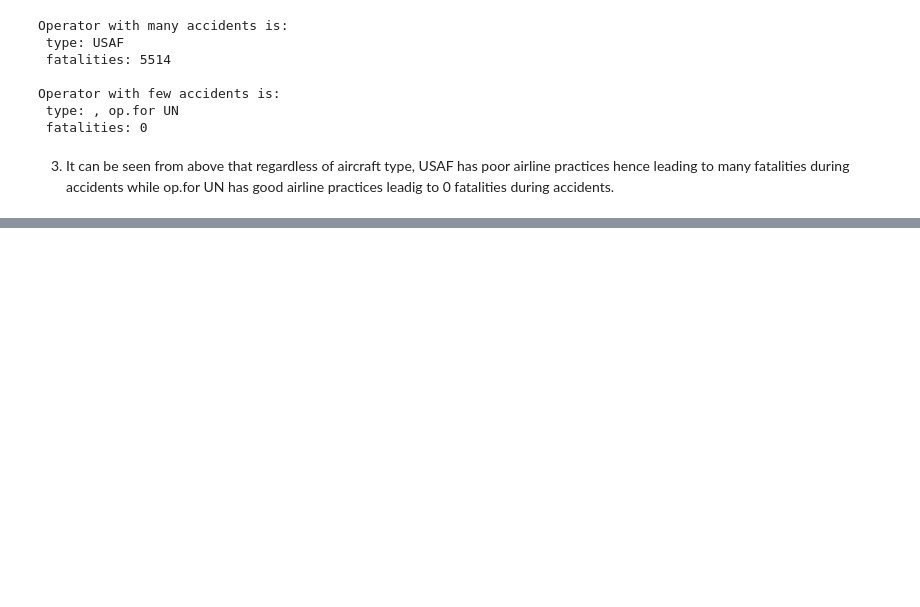
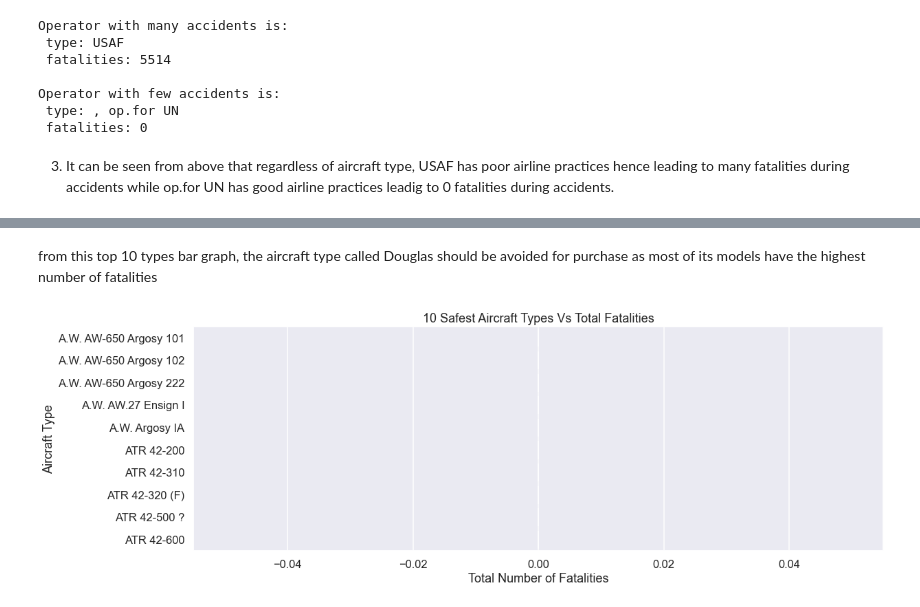
Before and after one commit to Christine-Muhoro/Phase-1-Project, a Jupyter notebook: index.ipynb, the cells around one changed output, grey strips where cells are left out. Drawn from its saved outputs; the diff is of its cells as text; code cells hidden in the pictures; blank space fills up the shorter version.

```diff
--- a/index.ipynb
+++ b/index.ipynb
@@ -658,0 +688,12 @@ Operator with few accidents is:
+# %% [markdown]
+from this top 10 types bar graph, the aircraft type called Douglas should be avoided for purchase as most of its models have the highest number of fatalities
+# %%
+# grouping type and using fatalitiies sums as the values and getting the bottom 10 i.e 10 smallest values
+safest = df.groupby('type')['fatalities'].sum().nsmallest(10)
+# plotting the values against the aircraft types
+sns.barplot(x=safest.values, y=safest.index)
+plt.title("10 Safest Aircraft Types Vs Total Fatalities")
+plt.xlabel("Total Number of Fatalities")
+plt.ylabel("Aircraft Type");
+# %% [output]
+[figure, added]
```
Also changed, not shown: parts of 23 cells of this notebook, 1 other file.
